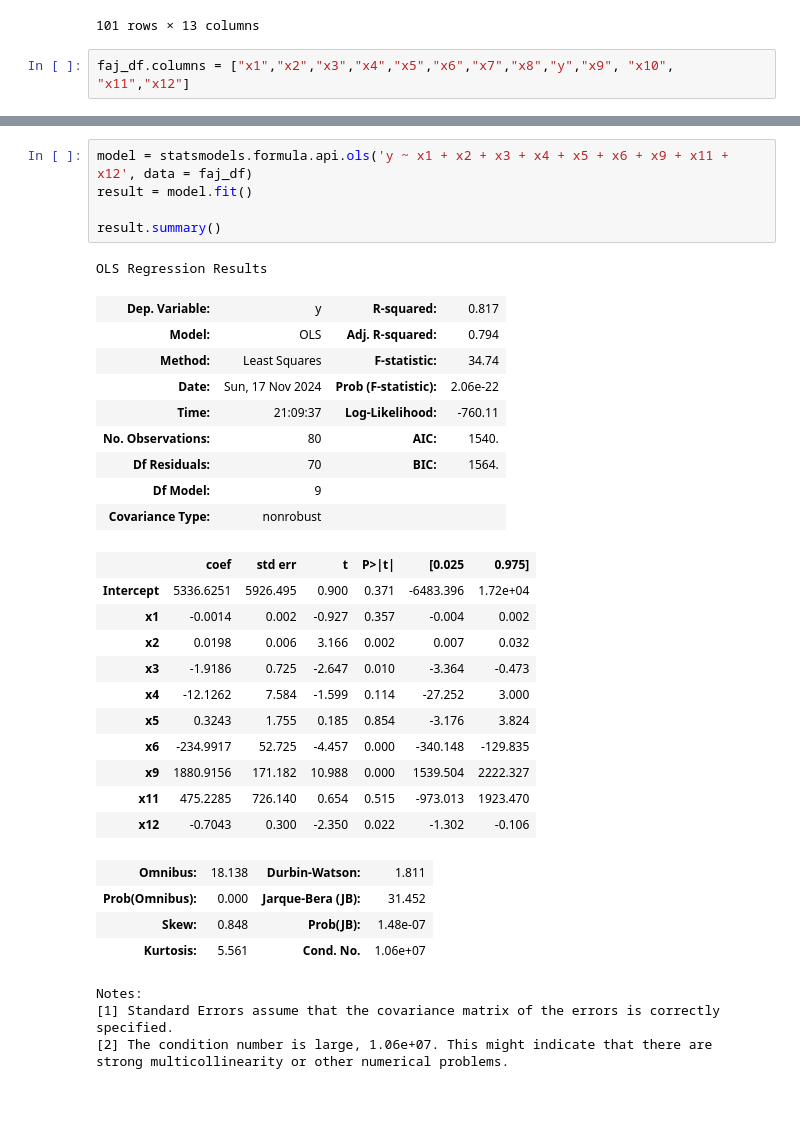
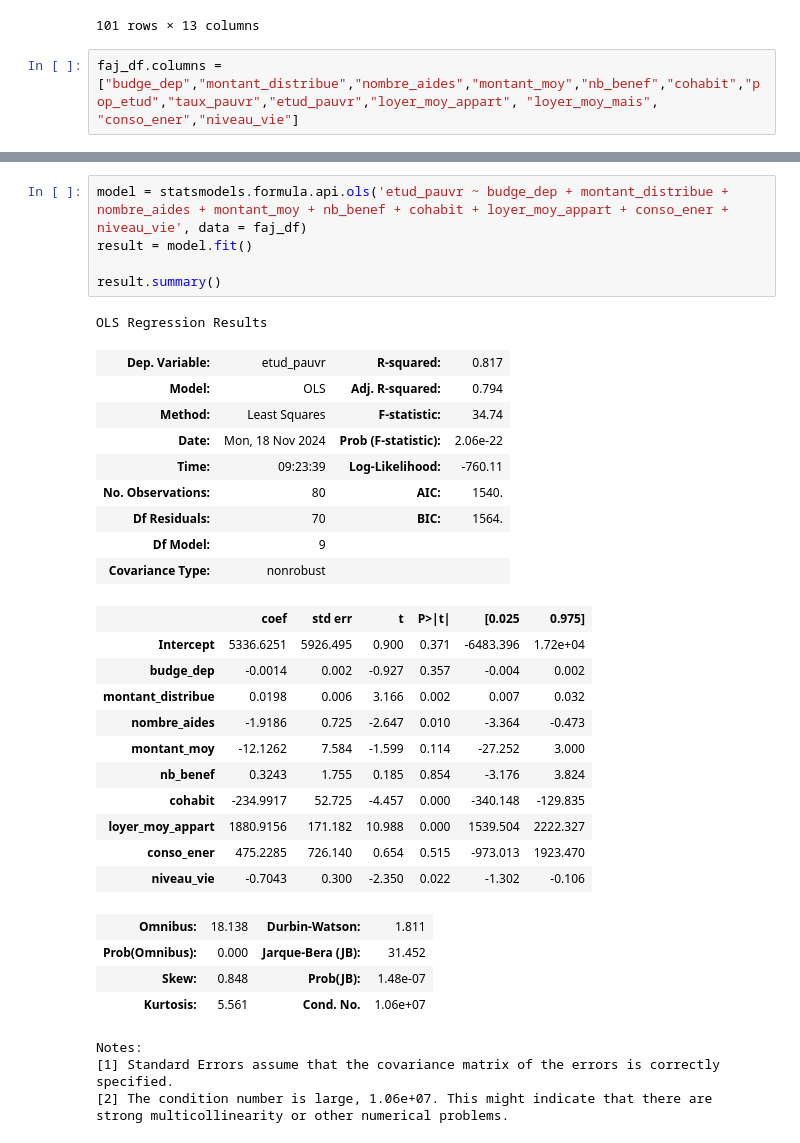
Before and after one commit to femifacia/french_student_precariousness_in_conometrics, a Jupyter notebook: src/regression_faj2015_2020.ipynb, the cells around one changed output, grey strips where cells are left out. Drawn from its saved outputs; the diff is of its cells as text; blank space fills up the shorter version.

```diff
--- a/src/regression_faj2015_2020.ipynb
+++ b/src/regression_faj2015_2020.ipynb
@@ -63,8 +66,8 @@ faj_df
 | La Réunion | 400000.00 | 211471.15 | 1152.0 | 183.57 | ... |
 | Mayotte | NaN | NaN | NaN | NaN | ... |
 101 rows × 13 columns
-# %%
-faj_df.columns = ["x1","x2","x3","x4","x5","x6","x7","x8","y","x9", "x10", "x11","x12"]
+# %%
+faj_df.columns = ["budge_dep","montant_distribue","nombre_aides","montant_moy","nb_benef","cohabit","pop_etud","taux_pauvr","etud_pauvr","loyer_moy_appart", "loyer_moy_mais", "conso_ener","niveau_vie"]
 # %%
 faj_df
 # %% [output]
@@ -83,31 +86,31 @@ faj_df
 101 rows × 13 columns
 # %%
-model = statsmodels.formula.api.ols('y ~ x1 + x2 + x3 + x4 + x5 + x6 + x9 + x11 + x12', data = faj_df)
+model = statsmodels.formula.api.ols('etud_pauvr ~ budge_dep + montant_distribue + nombre_aides + montant_moy + nb_benef + cohabit + loyer_moy_appart + conso_ener + niveau_vie', data = faj_df)
 result = model.fit()
 
 result.summary()
 # %% [output]
 OLS Regression Results
-| Dep. Variable: | y | R-squared: | 0.817 |
+| Dep. Variable: | etud_pauvr | R-squared: | 0.817 |
 | Model: | OLS | Adj. R-squared: | 0.794 |
 | Method: | Least Squares | F-statistic: | 34.74 |
-| Date: | Sun, 17 Nov 2024 | Prob (F-statistic): | 2.06e-22 |
-| Time: | 21:09:37 | Log-Likelihood: | -760.11 |
+| Date: | Mon, 18 Nov 2024 | Prob (F-statistic): | 2.06e-22 |
+| Time: | 09:23:39 | Log-Likelihood: | -760.11 |
 | No. Observations: | 80 | AIC: | 1540. |
 | Df Residuals: | 70 | BIC: | 1564. |
 | Df Model: | 9 |  |  |
 | Covariance Type: | nonrobust |  |  |
 |  | coef | std err | t | P>|t| | [0.025 | 0.975] |
 | Intercept | 5336.6251 | 5926.495 | 0.900 | 0.371 | -6483.396 | 1.72e+04 |
-| x1 | -0.0014 | 0.002 | -0.927 | 0.357 | -0.004 | 0.002 |
-| x2 | 0.0198 | 0.006 | 3.166 | 0.002 | 0.007 | 0.032 |
-| x3 | -1.9186 | 0.725 | -2.647 | 0.010 | -3.364 | -0.473 |
-| x4 | -12.1262 | 7.584 | -1.599 | 0.114 | -27.252 | 3.000 |
-| x5 | 0.3243 | 1.755 | 0.185 | 0.854 | -3.176 | 3.824 |
-| x6 | -234.9917 | 52.725 | -4.457 | 0.000 | -340.148 | -129.835 |
-| x9 | 1880.9156 | 171.182 | 10.988 | 0.000 | 1539.504 | 2222.327 |
-| x11 | 475.2285 | 726.140 | 0.654 | 0.515 | -973.013 | 1923.470 |
-| x12 | -0.7043 | 0.300 | -2.350 | 0.022 | -1.302 | -0.106 |
+| budge_dep | -0.0014 | 0.002 | -0.927 | 0.357 | -0.004 | 0.002 |
+| montant_distribue | 0.0198 | 0.006 | 3.166 | 0.002 | 0.007 | 0.032 |
+| nombre_aides | -1.9186 | 0.725 | -2.647 | 0.010 | -3.364 | -0.473 |
+| montant_moy | -12.1262 | 7.584 | -1.599 | 0.114 | -27.252 | 3.000 |
+| nb_benef | 0.3243 | 1.755 | 0.185 | 0.854 | -3.176 | 3.824 |
+| cohabit | -234.9917 | 52.725 | -4.457 | 0.000 | -340.148 | -129.835 |
+| loyer_moy_appart | 1880.9156 | 171.182 | 10.988 | 0.000 | 1539.504 | 2222.327 |
+| conso_ener | 475.2285 | 726.140 | 0.654 | 0.515 | -973.013 | 1923.470 |
+| niveau_vie | -0.7043 | 0.300 | -2.350 | 0.022 | -1.302 | -0.106 |
 | Omnibus: | 18.138 | Durbin-Watson: | 1.811 |
 | Prob(Omnibus): | 0.000 | Jarque-Bera (JB): | 31.452 |
 | Skew: | 0.848 | Prob(JB): | 1.48e-07 |
```
Also changed, not shown: parts of 3 cells of this notebook, 1 other file.
